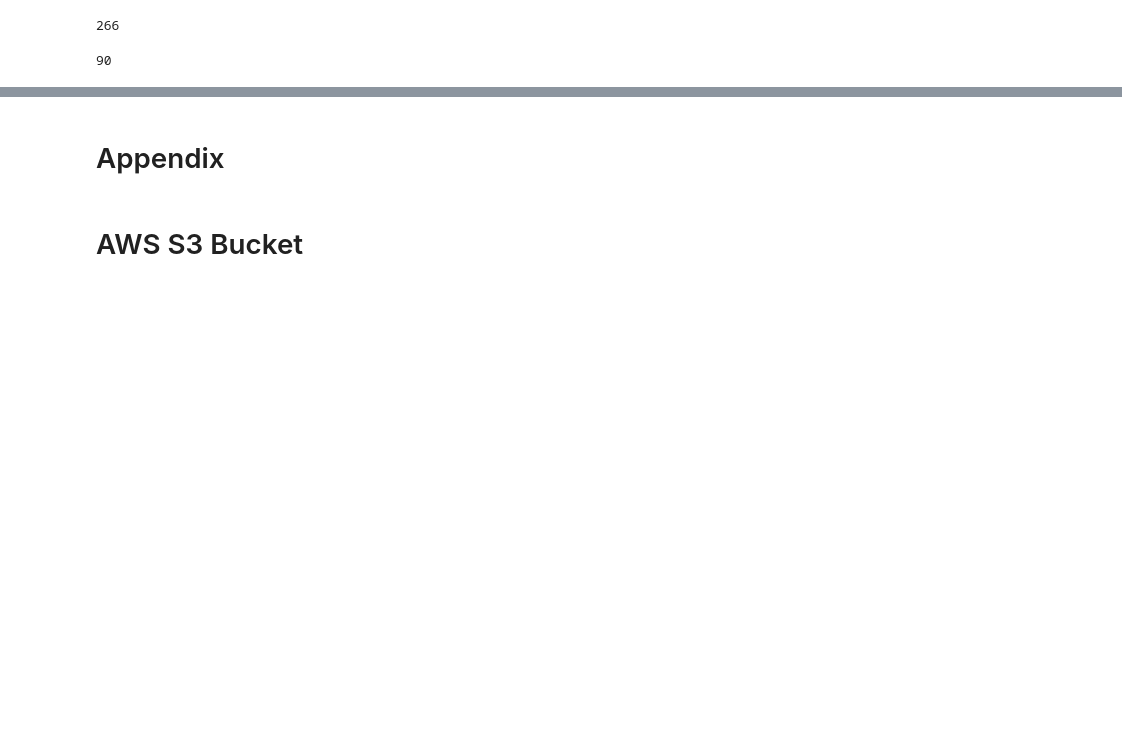
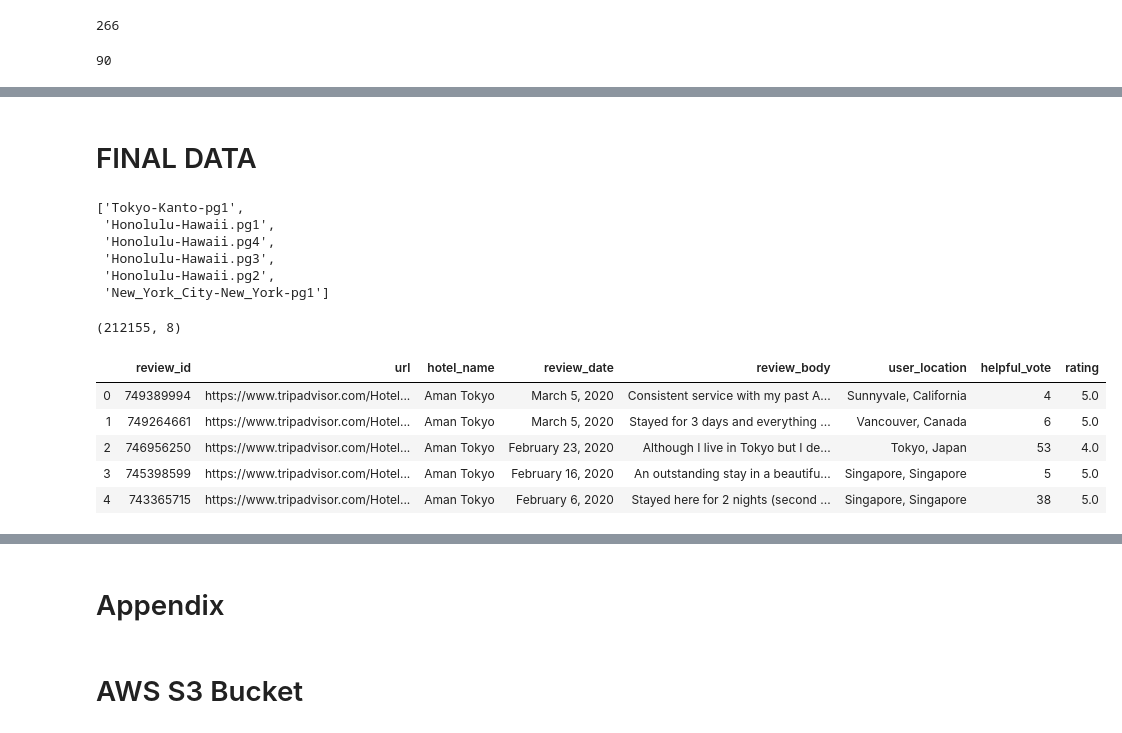
Before and after one commit to chelseanbr/between-the-lines, a Jupyter notebook: notebooks/web_scraping_tripadvisor_aws.ipynb, the cells around one changed output, grey strips where cells are left out. Cells and saved outputs as stored; diff of their text form; code cells hidden in the pictures; blank space fills up the shorter version.

Commit message:
finished web scraping overnight and was able to successfully load/merge all data

```diff
--- a/notebooks/web_scraping_tripadvisor_aws.ipynb
+++ b/notebooks/web_scraping_tripadvisor_aws.ipynb
@@ -396,0 +381,37 @@ plt.rc('figure', titlesize=BIGGEST_SIZE)  # fontsize of the figure title
+# %% [markdown]
+# FINAL DATA
+# %%
+aws_test_data_dir = '../data/web_scraped/aws_final/'
+# %%
+# Get all folders - 1 per tripadvisor hotel result page
+folders = os.listdir(aws_test_data_dir)
+folders
+# %% [output]
+['Tokyo-Kanto-pg1',
+ 'Honolulu-Hawaii.pg1',
+ 'Honolulu-Hawaii.pg4',
+ 'Honolulu-Hawaii.pg3',
+ 'Honolulu-Hawaii.pg2',
+ 'New_York_City-New_York-pg1']
+# %%
+# From each folder, read all CSV files - 1 per hotel
+dfs = []
+for folder in folders:
+#     print(folder)
+    data_dir = aws_test_data_dir + '/' + folder + '/'
+    csv_filenames = os.listdir(data_dir)
+    for name in csv_filenames:
+        dfs.append(pd.read_csv(data_dir + name))
+df_all_hotels = pd.concat(dfs, ignore_index=True)
+df_all_hotels.shape
+# %% [output]
+(212155, 8)
+# %%
+df_all_hotels.head()
+# %% [output]
+|  | review_id | url | hotel_name | review_date | review_body | user_location | helpful_vote | rating |
+| 0 | 749389994 | https://www.tripadvisor.com/Hotel... | Aman Tokyo | March 5, 2020 | Consistent service with my past A... | Sunnyvale, California | 4 | 5.0 |
+| 1 | 749264661 | https://www.tripadvisor.com/Hotel... | Aman Tokyo | March 5, 2020 | Stayed for 3 days and everything ... | Vancouver, Canada | 6 | 5.0 |
+| 2 | 746956250 | https://www.tripadvisor.com/Hotel... | Aman Tokyo | February 23, 2020 | Although I live in Tokyo but I de... | Tokyo, Japan | 53 | 4.0 |
+| 3 | 745398599 | https://www.tripadvisor.com/Hotel... | Aman Tokyo | February 16, 2020 | An outstanding stay in a beautifu... | Singapore, Singapore | 5 | 5.0 |
+| 4 | 743365715 | https://www.tripadvisor.com/Hotel... | Aman Tokyo | February 6, 2020 | Stayed here for 2 nights (second ... | Singapore, Singapore | 38 | 5.0 |
```
Also changed, not shown: parts of 12 cells of this notebook, 6 other files.
